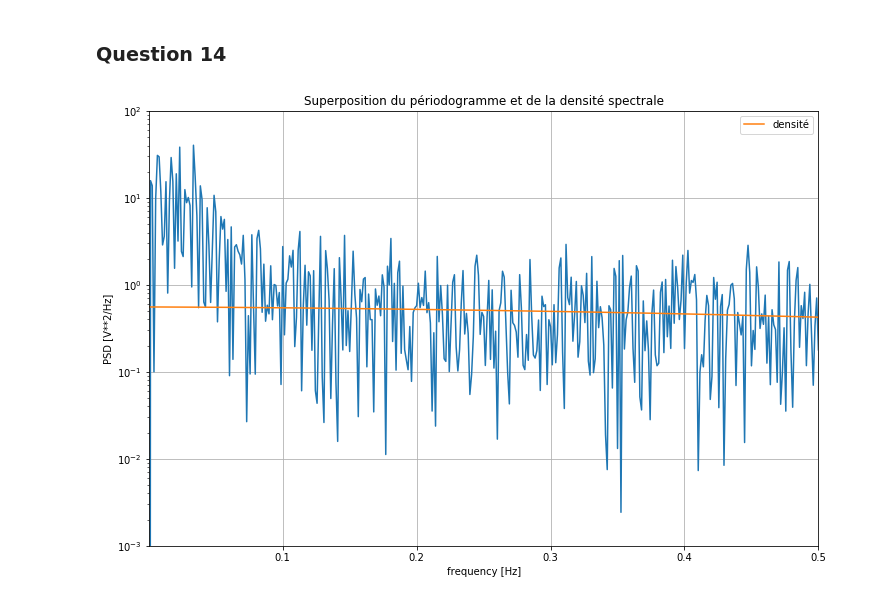
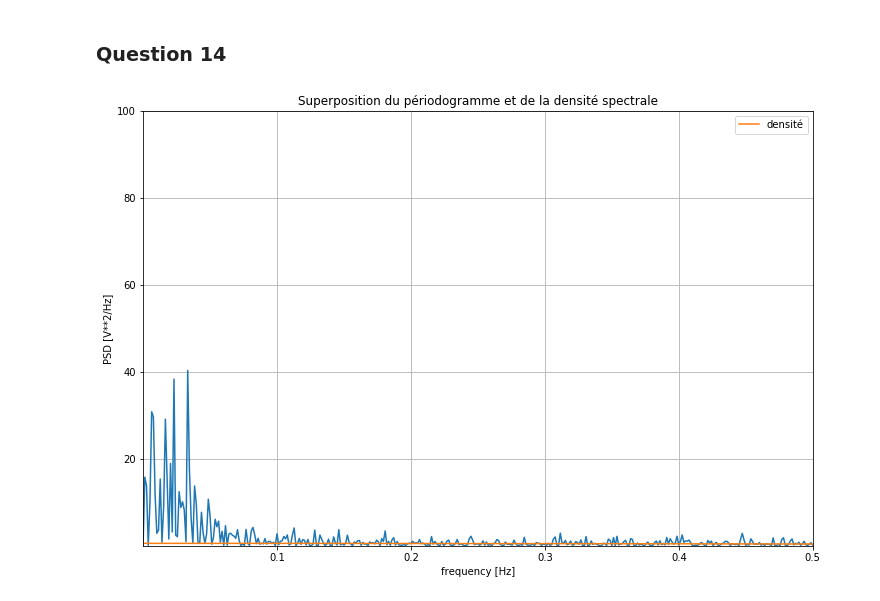
Before and after one commit to pfangue/INFMDI721, a Jupyter notebook: MDI343/Tp_times_series/TP10_series_temporelles.ipynb, the cells around one changed output. Saved outputs shown, nothing was run; the diff lists cells and outputs as text; code cells hidden in the pictures.

```diff
--- a/MDI343/Tp_times_series/TP10_series_temporelles.ipynb
+++ b/MDI343/Tp_times_series/TP10_series_temporelles.ipynb
@@ -561,5 +565,5 @@ plt.grid()
 # %%
-model_tsa = ARIMA(data_soi, order=(11,0,0))
+model_tsa = ARIMA(data_soi, order=(3,0,0))
 model_fit_tsa = model_tsa.fit()
 # %%
 model_fit_tsa.summary()
@@ -628,15 +616,15 @@ On constate que les résidus suivent la même loi que la densité de distributio
 # %%
 plt.figure(figsize = (12,8))
 f, Pxx_den = signal.periodogram(data_soi[0])
-plt.semilogy(f, Pxx_den)
+plt.plot(f, Pxx_den)
 residuals_tsa.plot(kind='kde', label='densité')
 plt.title('Superposition du périodogramme et de la densité spectrale')
 plt.xlabel('frequency [Hz]')
 plt.ylabel('PSD [V**2/Hz]')
 plt.xlim([1e-10, 0.5])
 plt.ylim([1e-3, 1e+2])
 plt.legend()
 plt.grid()
 plt.show()
 # %% [output]
-[figure, old version]
+[figure, new version]
```
Also changed, not shown: parts of 22 cells of this notebook.
